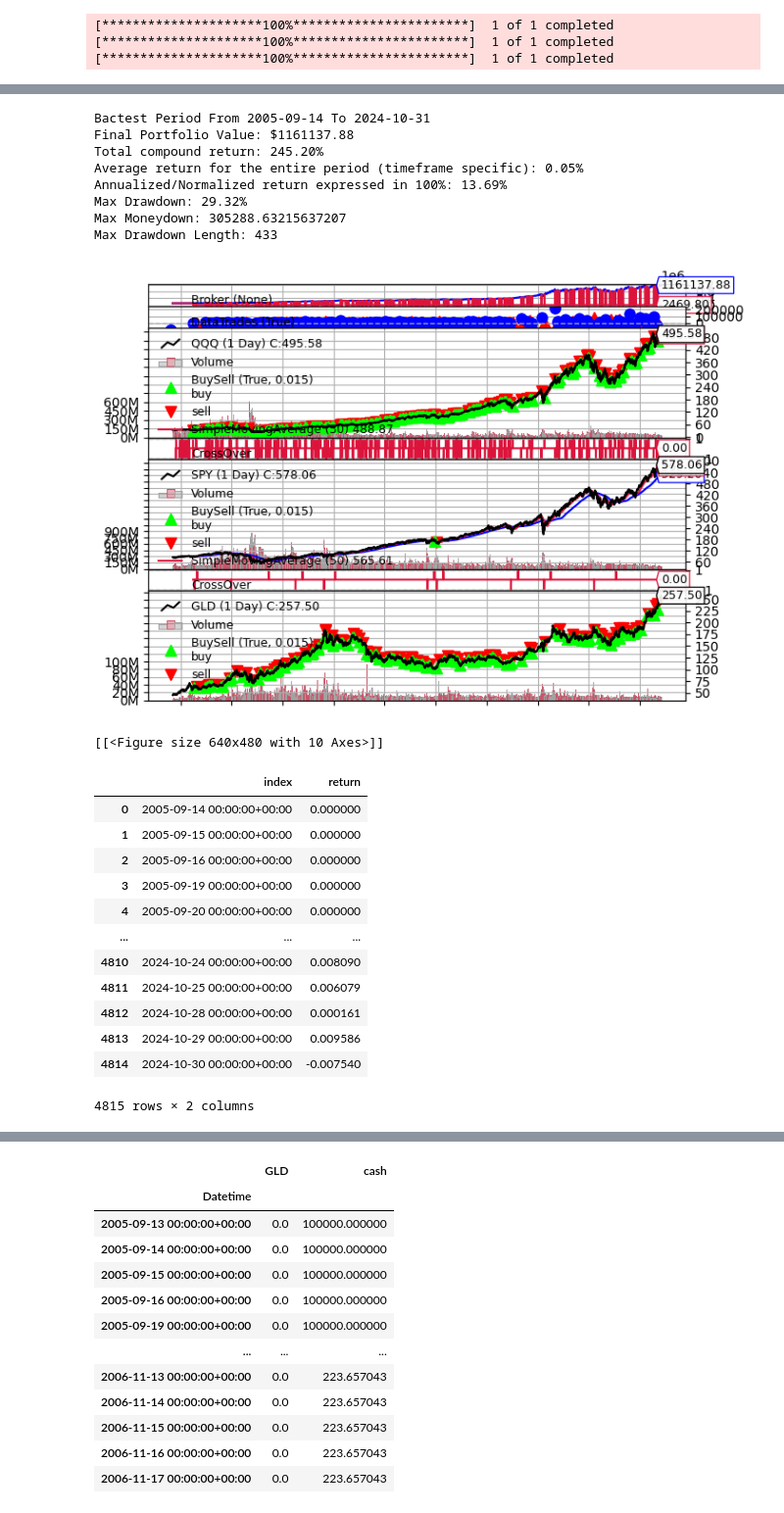
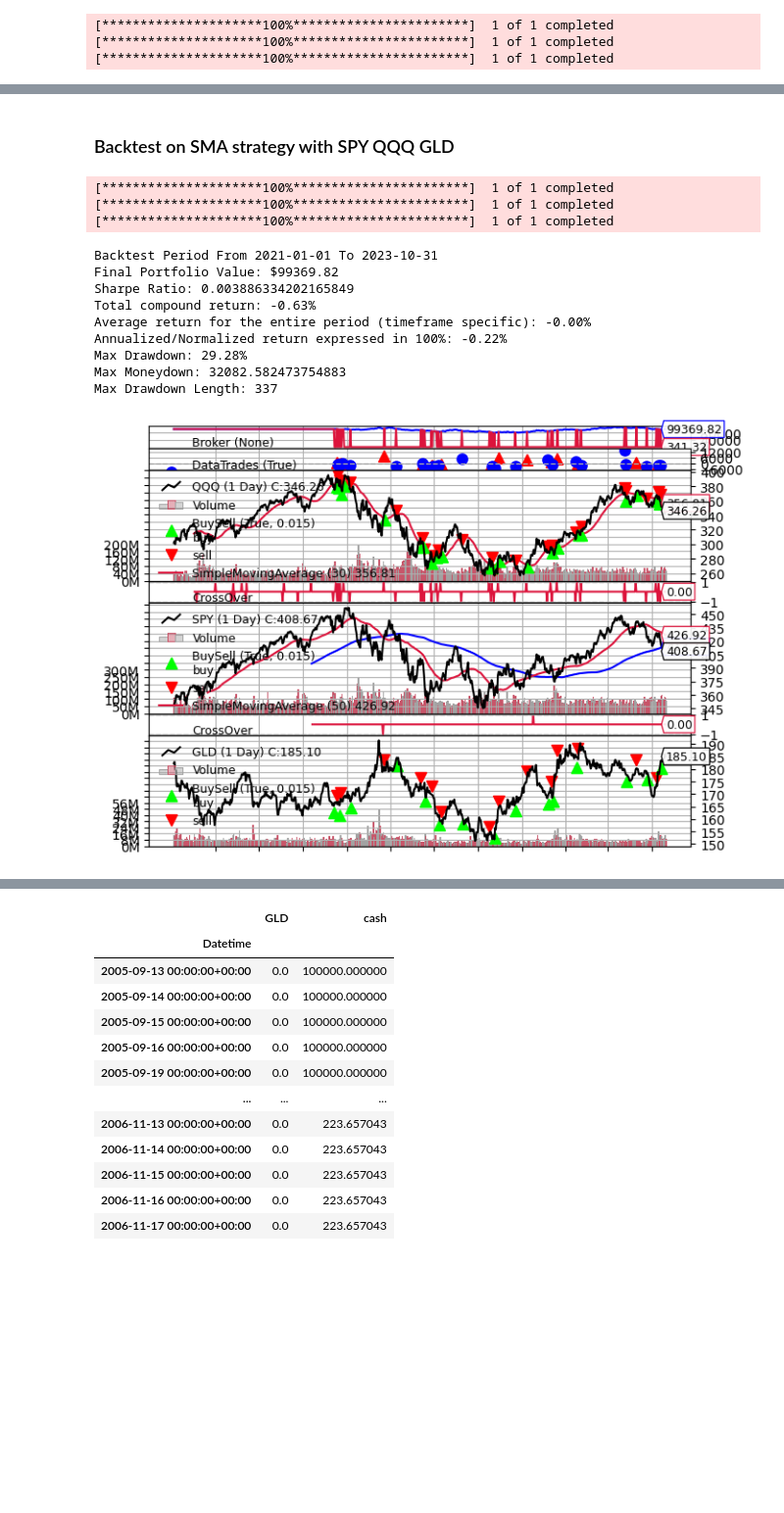
Before and after one commit to Lillian1228/quant_strategies, a Jupyter notebook: notebooks/sma_backtest.ipynb, the cells around one changed output, grey strips where cells are left out. Shown: that part at 98% size. Drawn from its saved outputs; the diff is of its cells as text; code cells hidden in the pictures; blank space fills up the shorter version.

```diff
--- a/notebooks/sma_backtest.ipynb
+++ b/notebooks/sma_backtest.ipynb
@@ -9,6 +10,9 @@ import matplotlib.pyplot as plt
+# %%
+from importlib import reload
+custom = reload(custom)
 # %%
 # Download historical data
-start_date = "2022-10-24"
+start_date = "2021-01-01"
 end_date =  "2023-10-31"
 
 cerebro = bt.Cerebro()
@@ -243,26 +141,0 @@ results = cerebro.run()
-# %%
-# Print results
-print("Bactest Period From "+start_date+" To "+ end_date)
-print(f"Final Portfolio Value: ${cerebro.broker.getvalue():.2f}")
-#print(f"Sharpe Ratio: {results[0].analyzers.sharpe_ratio.get_analysis()['sharperatio']:.2f}")
-print(f"Total compound return: {results[0].analyzers.returns.get_analysis()['rtot']:.2%}")
-print(f"Average return for the entire period (timeframe specific): {results[0].analyzers.returns.get_analysis()['ravg']:.2%}")
-print(f"Annualized/Normalized return expressed in 100%: {results[0].analyzers.returns.get_analysis()['rnorm100']:.2f}%")
-
-print(f"Max Drawdown: {results[0].analyzers.drawdown.get_analysis()['max']['drawdown']:.2f}%")
-print("Max Moneydown: "+str(results[0].analyzers.drawdown.get_analysis()['max']['moneydown']))
-print("Max Drawdown Length: "+str(results[0].analyzers.drawdown.get_analysis()['max']['len']))
-# Plot the results
-# Then plot with explicit show
-cerebro.plot(iplot = False)
-# %% [output]
-Bactest Period From 2005-09-14 To 2024-10-31
-Final Portfolio Value: $1161137.88
-Total compound return: 245.20%
-Average return for the entire period (timeframe specific): 0.05%
-Annualized/Normalized return expressed in 100%: 13.69%
-Max Drawdown: 29.32%
-Max Moneydown: 305288.63215637207
-Max Drawdown Length: 433
-[figure, removed]
-[[<Figure size 640x480 with 10 Axes>]]
@@ -273,16 +141,0 @@ returns, positions, transactions, gross_lev = pyfolio.get_pf_items()
-# %%
-returns.reset_index()
-# %% [output]
-|  | index | return |
-| 0 | 2005-09-14 00:00:00+00:00 | 0.000000 |
-| 1 | 2005-09-15 00:00:00+00:00 | 0.000000 |
-| 2 | 2005-09-16 00:00:00+00:00 | 0.000000 |
-| 3 | 2005-09-19 00:00:00+00:00 | 0.000000 |
-| 4 | 2005-09-20 00:00:00+00:00 | 0.000000 |
-| ... | ... | ... |
-| 4810 | 2024-10-24 00:00:00+00:00 | 0.008090 |
-| 4811 | 2024-10-25 00:00:00+00:00 | 0.006079 |
-| 4812 | 2024-10-28 00:00:00+00:00 | 0.000161 |
-| 4813 | 2024-10-29 00:00:00+00:00 | 0.009586 |
-| 4814 | 2024-10-30 00:00:00+00:00 | -0.007540 |
-4815 rows × 2 columns
@@ -290,0 +142,22 @@ transactions.to_csv('backtest_old.csv')
+# %% [markdown]
+### Backtest on SMA strategy with SPY QQQ GLD
+# %%
+start_date = "2021-01-01"
+end_date =  "2023-10-31"
+tickers = ['QQQ', 'SPY', 'GLD']
+strategy = custom.QQQ_SPY_SMA
+trans = cerebro_runner(start_date, end_date, strategy, tickers, setcash=100000)
+# %% [output]
+[*********************100%***********************]  1 of 1 completed
+[*********************100%***********************]  1 of 1 completed
+[*********************100%***********************]  1 of 1 completed
+Backtest Period From 2021-01-01 To 2023-10-31
+Final Portfolio Value: $99369.82
+Sharpe Ratio: 0.003886334202165849
+Total compound return: -0.63%
+Average return for the entire period (timeframe specific): -0.00%
+Annualized/Normalized return expressed in 100%: -0.22%
+Max Drawdown: 29.28%
+Max Moneydown: 32082.582473754883
+Max Drawdown Length: 337
+[figure, added]
```
Also changed, not shown: parts of 16 cells of this notebook, 2 other files.
